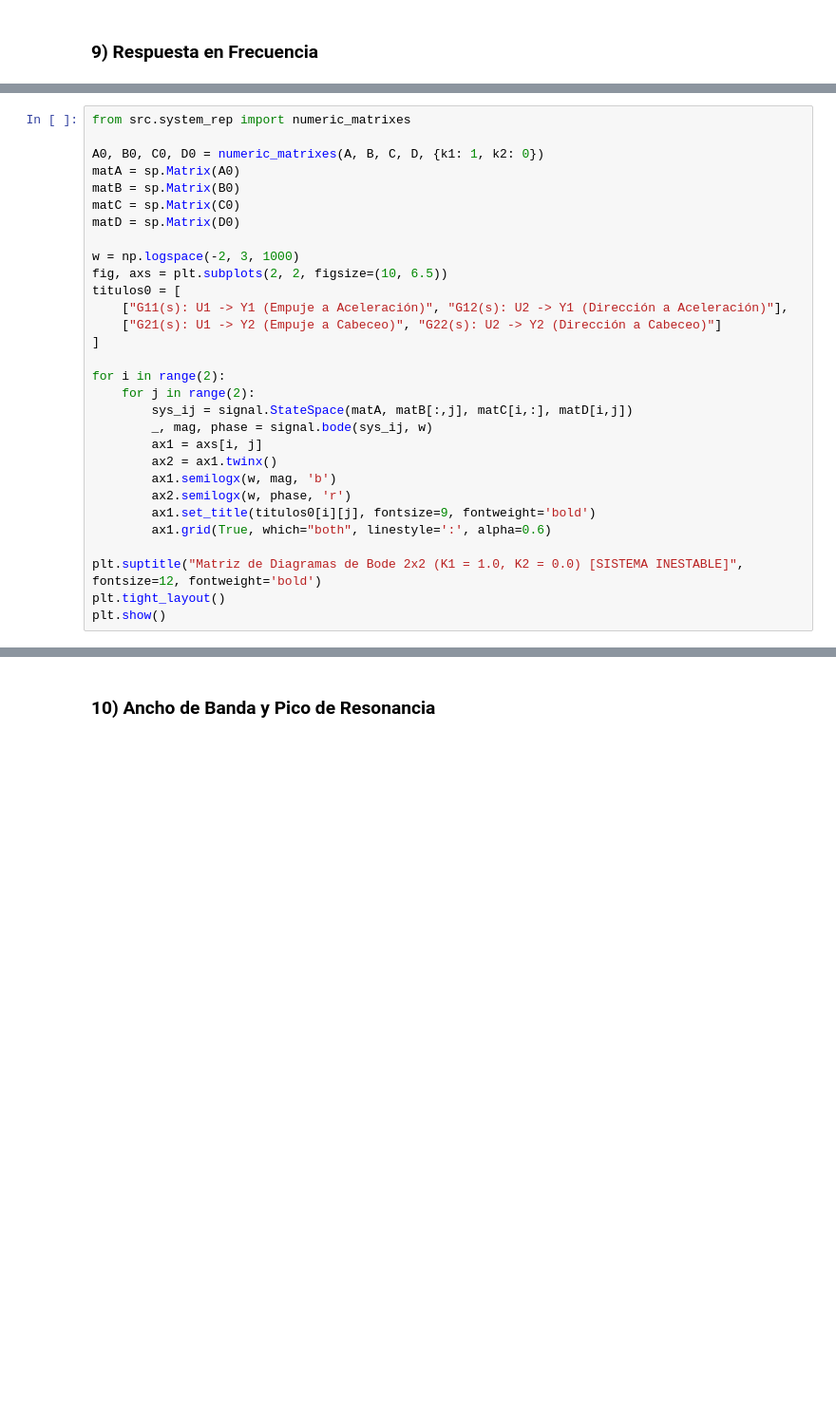
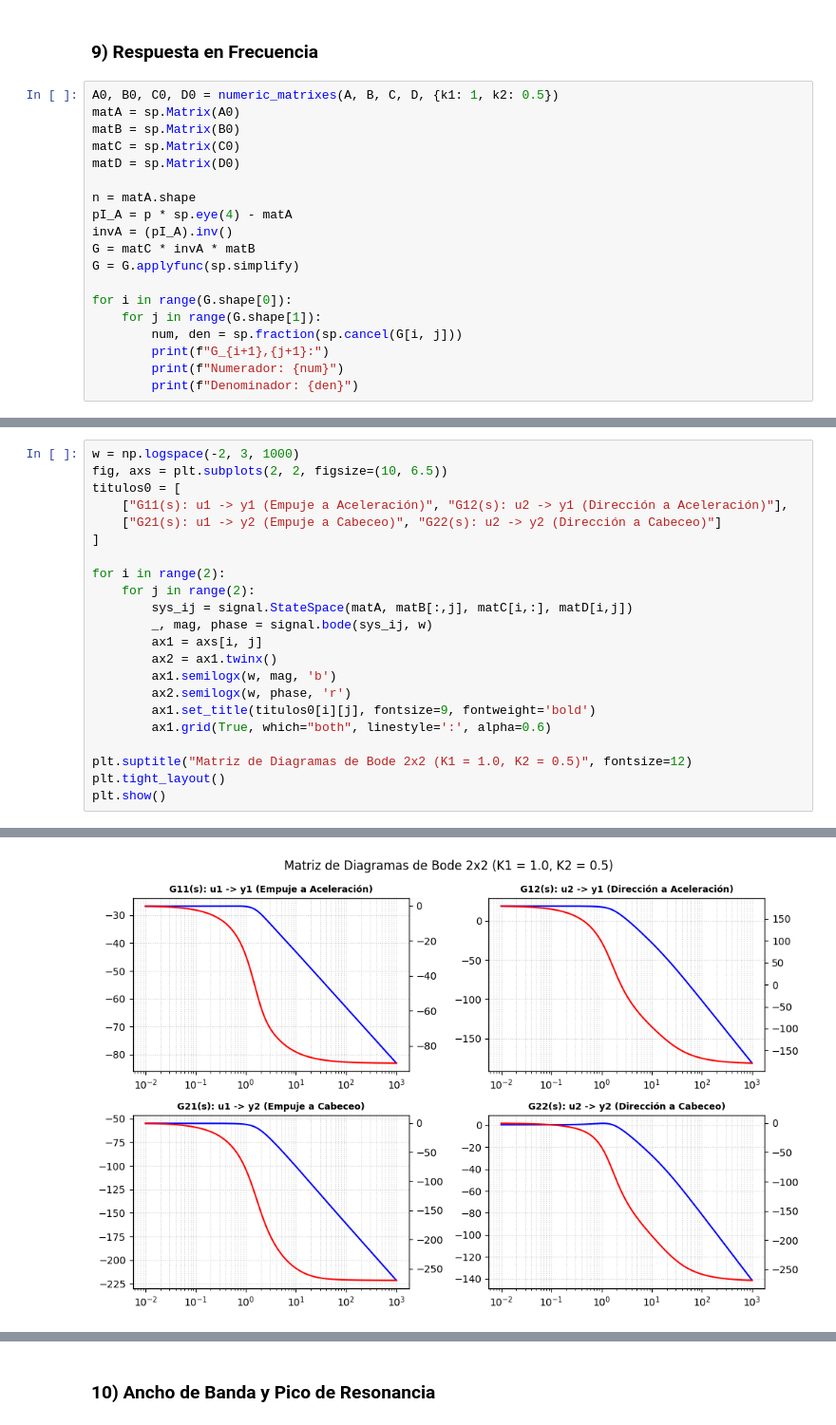
Before and after one commit to Cheps01/rocket-model, a Jupyter notebook: analysis.ipynb, the cells around one changed output, grey strips where cells are left out. Shown at 95% size. Cells and saved outputs as stored; diff of their text form; blank space fills up the shorter version.

```diff
--- a/analysis.ipynb
+++ b/analysis.ipynb
@@ -467,3 +467,22 @@ aceleración de nuestra entrada u2(t).
 ## (C) Respuesta en frecuencia
 # %% [markdown]
 ### 9) Respuesta en Frecuencia
+# %%
+A0, B0, C0, D0 = numeric_matrixes(A, B, C, D, {k1: 1, k2: 0.5})
+matA = sp.Matrix(A0)
+matB = sp.Matrix(B0)
+matC = sp.Matrix(C0)
+matD = sp.Matrix(D0)
+
+n = matA.shape
+pI_A = p * sp.eye(4) - matA
+invA = (pI_A).inv()
+G = matC * invA * matB
+G = G.applyfunc(sp.simplify)
+
+for i in range(G.shape[0]):
+    for j in range(G.shape[1]):
+        num, den = sp.fraction(sp.cancel(G[i, j]))
+        print(f"G_{i+1},{j+1}:")
+        print(f"Numerador: {num}")
+        print(f"Denominador: {den}")
@@ -470,17 +506,9 @@ aceleración de nuestra entrada u2(t).
 # %%
-from src.system_rep import numeric_matrixes
-
-A0, B0, C0, D0 = numeric_matrixes(A, B, C, D, {k1: 1, k2: 0})
-matA = sp.Matrix(A0)
-matB = sp.Matrix(B0)
-matC = sp.Matrix(C0)
-matD = sp.Matrix(D0)
-
 w = np.logspace(-2, 3, 1000)
 fig, axs = plt.subplots(2, 2, figsize=(10, 6.5))
 titulos0 = [
-    ["G11(s): U1 -> Y1 (Empuje a Aceleración)", "G12(s): U2 -> Y1 (Dirección a Aceleración)"],
-    ["G21(s): U1 -> Y2 (Empuje a Cabeceo)", "G22(s): U2 -> Y2 (Dirección a Cabeceo)"]
+    ["G11(s): u1 -> y1 (Empuje a Aceleración)", "G12(s): u2 -> y1 (Dirección a Aceleración)"],
+    ["G21(s): u1 -> y2 (Empuje a Cabeceo)", "G22(s): u2 -> y2 (Dirección a Cabeceo)"]
 ]
 
 for i in range(2):
@@ -494,6 +522,7 @@ for i in range(2):
         ax1.set_title(titulos0[i][j], fontsize=9, fontweight='bold')
         ax1.grid(True, which="both", linestyle=':', alpha=0.6)
 
-plt.suptitle("Matriz de Diagramas de Bode 2x2 (K1 = 1.0, K2 = 0.0) [SISTEMA INESTABLE]", fontsize=12, fontweight='bold')
+plt.suptitle("Matriz de Diagramas de Bode 2x2 (K1 = 1.0, K2 = 0.5)", fontsize=12)
 plt.tight_layout()
 plt.show()
+# %% [output]
@@ -499,0 +531 @@ plt.show()
+[figure, added]
```
Also changed, not shown: parts of 18 cells of this notebook.
